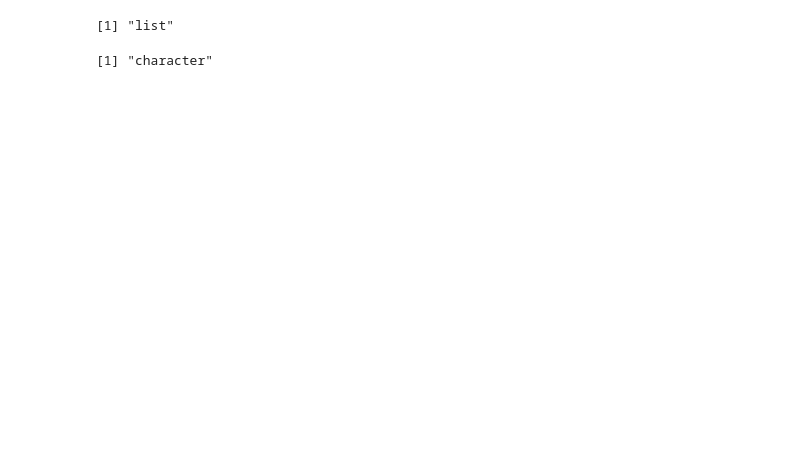
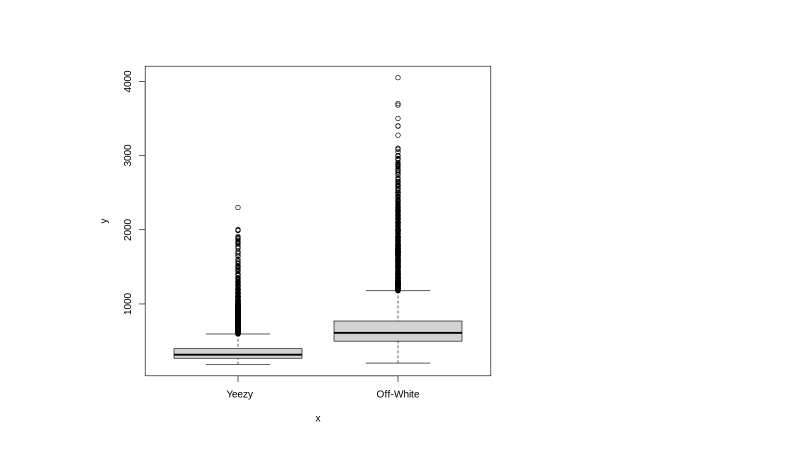
Before and after one commit to rabulhasan/CIS3920-Projects, a Jupyter notebook: sneaker.ipynb, the cells around one changed output. Drawn from its saved outputs; the diff is of its cells as text; code cells hidden in the pictures; blank space fills up the shorter version.

```diff
--- a/sneaker.ipynb
+++ b/sneaker.ipynb
@@ -21,2 +33,4 @@ A data.frame: 6 × 8
+# %%
+Brand = as.factor(Brand)
 # %%
-Sale.Price	 <- as.data.frame.integer(Sneaker$Sale.Price)
+Sale.Price = as.numeric(parse_number(Sale.Price))
@@ -35,8 +37,4 @@ A data.frame: 6 × 8
 # %%
-typeof(Sale.Price)
+plot(Brand, Sale.Price)
 # %% [output]
-[1] "list"
+[figure, added]
-# %%
-typeof(Sneaker$Sale.Price)
-# %% [output]
-[1] "character"
```
Also changed, not shown: parts of 16 cells of this notebook.
